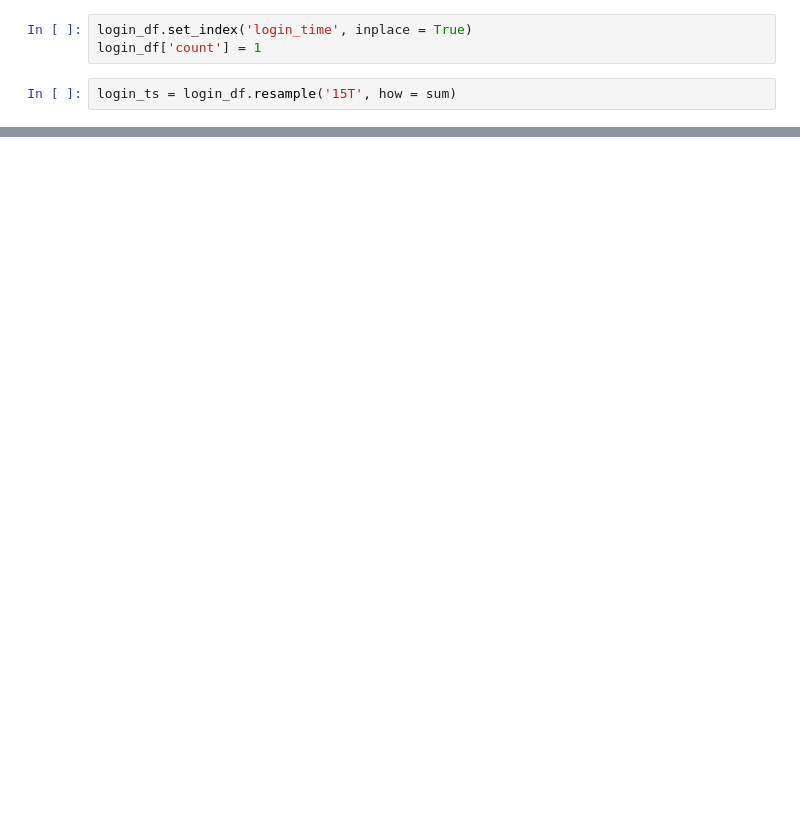
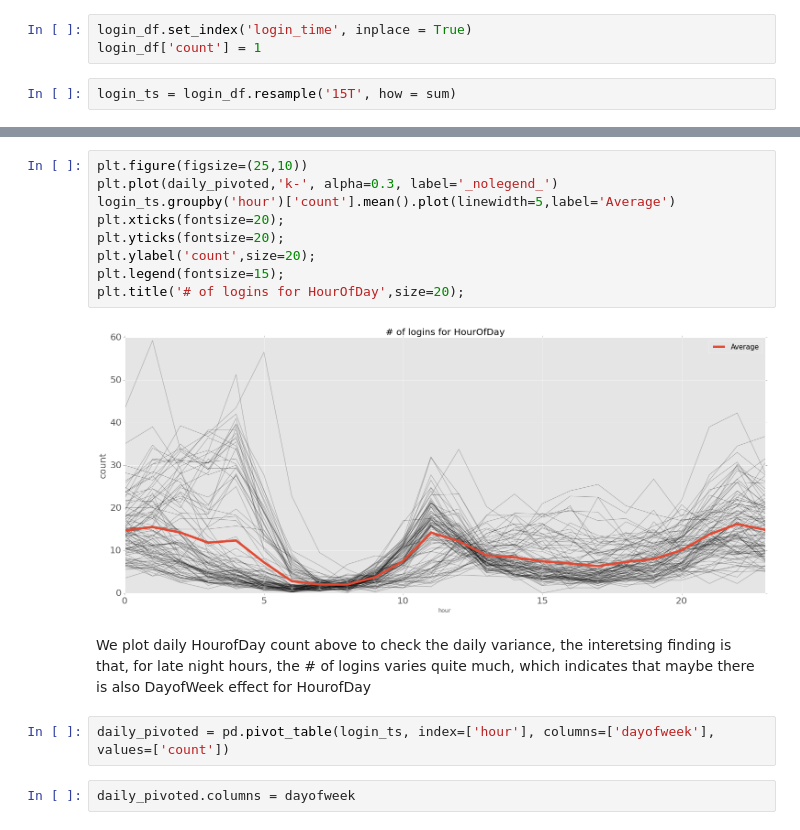
Before and after one commit to evril7490/uber, a Jupyter notebook: test1.ipynb, the cells around one changed output, grey strips where cells are left out. Drawn from its saved outputs; the diff is of its cells as text; blank space fills up the shorter version.

```diff
--- a/test1.ipynb
+++ b/test1.ipynb
@@ -47,0 +78,17 @@ login_df.resample('1D', how = sum)['1970-01-01':'1971-01-10'].plot()
+# %%
+plt.figure(figsize=(25,10))
+plt.plot(daily_pivoted,'k-', alpha=0.3, label='_nolegend_')
+login_ts.groupby('hour')['count'].mean().plot(linewidth=5,label='Average')
+plt.xticks(fontsize=20);
+plt.yticks(fontsize=20);
+plt.ylabel('count',size=20);
+plt.legend(fontsize=15);
+plt.title('# of logins for HourOfDay',size=20);
+# %% [output]
+[figure, added]
+# %% [markdown]
+We plot daily HourofDay count above to check the daily variance, the interetsing finding is that, for late night hours, the # of logins varies quite much, which indicates that maybe there is also DayofWeek effect for HourofDay
+# %%
+daily_pivoted = pd.pivot_table(login_ts, index=['hour'], columns=['dayofweek'], values=['count'])
+# %%
+daily_pivoted.columns = dayofweek
```
Also changed, not shown: parts of 23 cells of this notebook, 2 other files.
